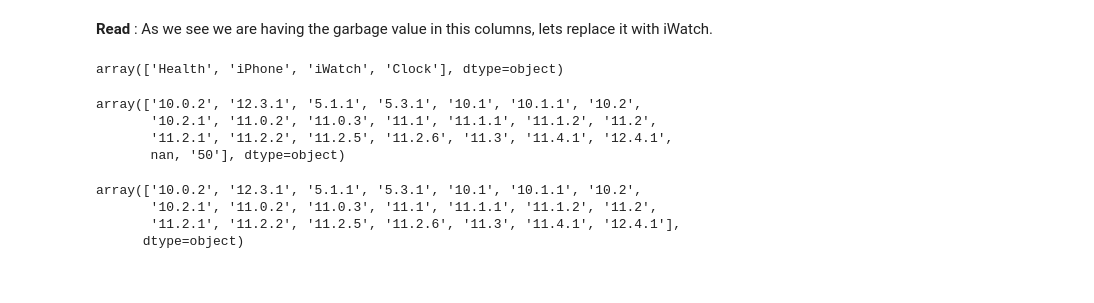
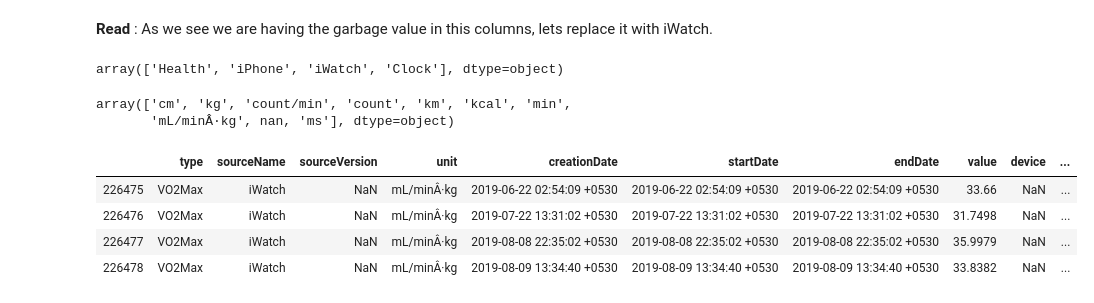
Before and after one commit to kumardevendra/mynotebooks, a Jupyter notebook: Apple+Watch+Data+Analysis.ipynb, the cells around one changed output. Drawn from its saved outputs; the diff is of its cells as text; code cells hidden in the pictures.

```diff
--- a/Apple+Watch+Data+Analysis.ipynb
+++ b/Apple+Watch+Data+Analysis.ipynb
@@ -121,9 +137,7 @@ df_healthData.sourceName.unique()
 # %% [output]
 array(['Health', 'iPhone', 'iWatch', 'Clock'], dtype=object)
 # %%
-df_healthData.sourceVersion.unique()
+df_healthData.unit.unique()
 # %% [output]
-array(['10.0.2', '12.3.1', '5.1.1', '5.3.1', '10.1', '10.1.1', '10.2',
-       '10.2.1', '11.0.2', '11.0.3', '11.1', '11.1.1', '11.1.2', '11.2',
-       '11.2.1', '11.2.2', '11.2.5', '11.2.6', '11.3', '11.4.1', '12.4.1',
-       nan, '50'], dtype=object)
+array(['cm', 'kg', 'count/min', 'count', 'km', 'kcal', 'min',
+       'mL/minÂ·kg', nan, 'ms'], dtype=object)
@@ -134,7 +144,10 @@ df_healthData.sourceVersion.dropna(inplace=True)
-# %%
-df_healthData.sourceVersion.unique()
-# %% [output]
-array(['10.0.2', '12.3.1', '5.1.1', '5.3.1', '10.1', '10.1.1', '10.2',
-       '10.2.1', '11.0.2', '11.0.3', '11.1', '11.1.1', '11.1.2', '11.2',
-       '11.2.1', '11.2.2', '11.2.5', '11.2.6', '11.3', '11.4.1', '12.4.1'],
-      dtype=object)
+# %%
+# only 4 records are there with 'mL/minÂ·kg' value so we can drop it.
+
+df_healthData[df_healthData.unit == 'mL/minÂ·kg']
+# %% [output]
+|  | type | sourceName | sourceVersion | unit | creationDate | startDate | endDate | value | device | ... |
+| 226475 | VO2Max | iWatch | NaN | mL/minÂ·kg | 2019-06-22 02:54:09 +0530 | 2019-06-22 02:54:09 +0530 | 2019-06-22 02:54:09 +0530 | 33.66 | NaN | ... |
+| 226476 | VO2Max | iWatch | NaN | mL/minÂ·kg | 2019-07-22 13:31:02 +0530 | 2019-07-22 13:31:02 +0530 | 2019-07-22 13:31:02 +0530 | 31.7498 | NaN | ... |
+| 226477 | VO2Max | iWatch | NaN | mL/minÂ·kg | 2019-08-08 22:35:02 +0530 | 2019-08-08 22:35:02 +0530 | 2019-08-08 22:35:02 +0530 | 35.9979 | NaN | ... |
+| 226478 | VO2Max | iWatch | NaN | mL/minÂ·kg | 2019-08-09 13:34:40 +0530 | 2019-08-09 13:34:40 +0530 | 2019-08-09 13:34:40 +0530 | 33.8382 | NaN | ... |
```
Also changed, not shown: parts of 25 cells of this notebook.
